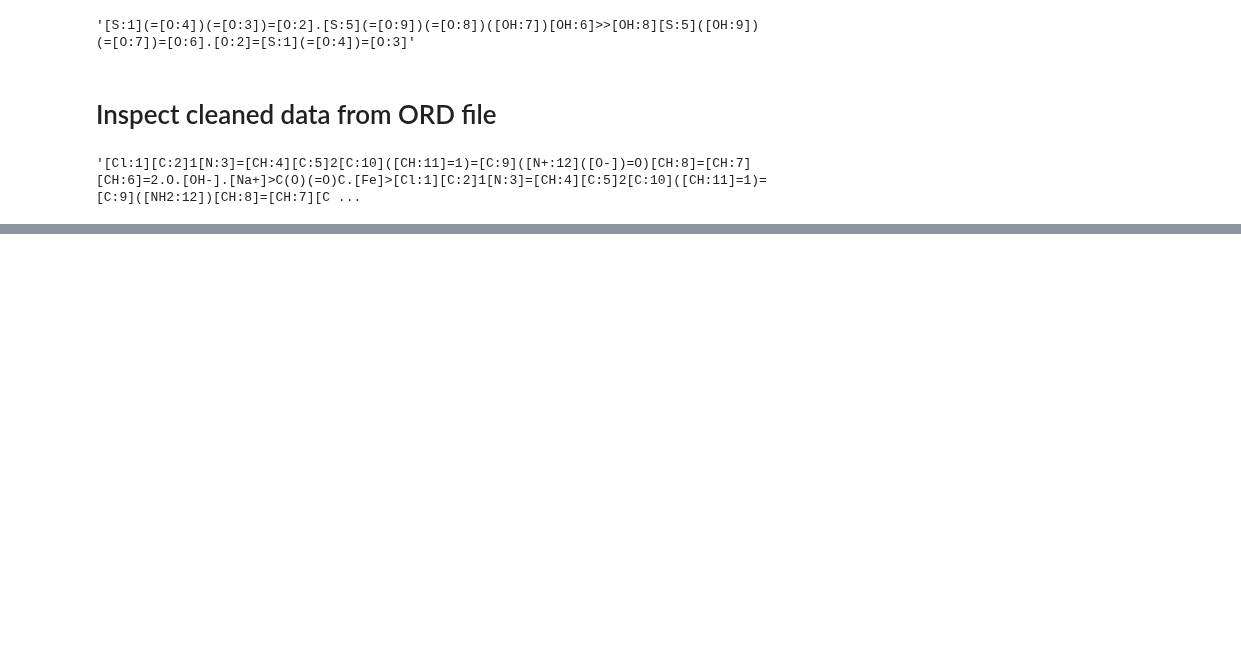
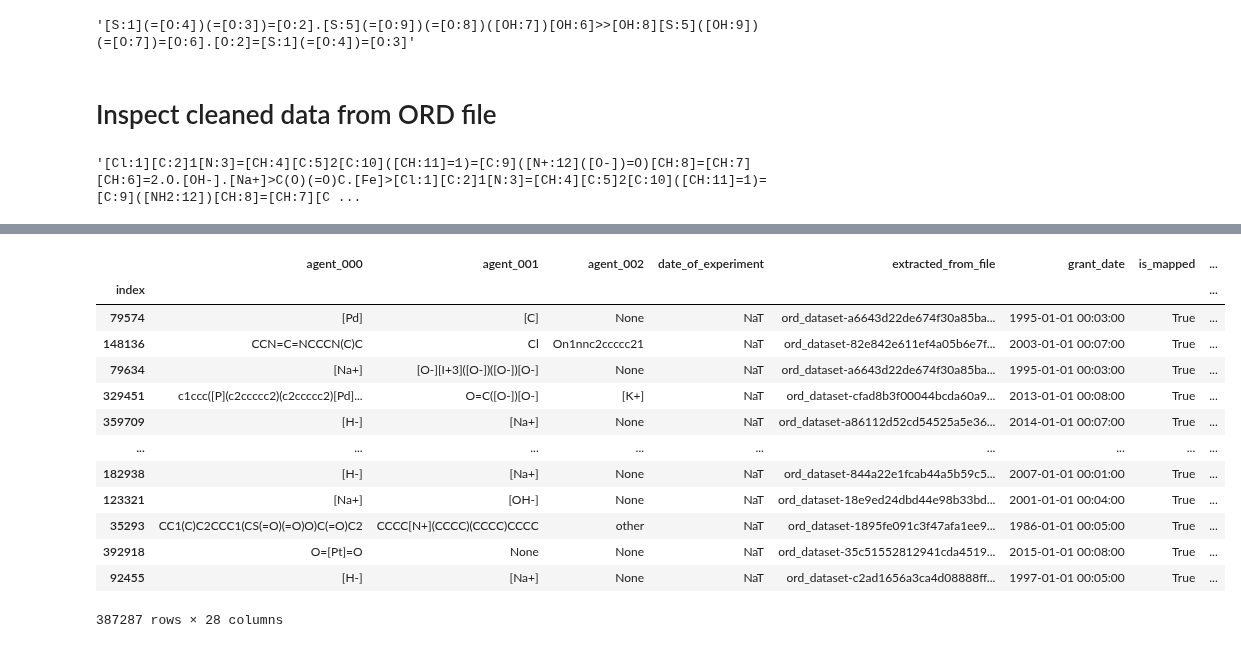
Before and after one commit to sustainable-processes/ORDerly, a Jupyter notebook: notebooks/inspect_orderly_data.ipynb, the cells around one changed output, grey strips where cells are left out. Saved outputs shown, nothing was run; the diff lists cells and outputs as text; code cells hidden in the pictures; blank space fills up the shorter version.

```diff
--- a/notebooks/inspect_orderly_data.ipynb
+++ b/notebooks/inspect_orderly_data.ipynb
@@ -65,0 +118,19 @@ df['rxn_str'][0]
+# %%
+train_2_df = pd.read_parquet("/Users/dsw46/Projects_local/orderly_reproduce/data/orderly/orderly_ord_train.parquet")
+# %%
+train_2_df
+# %% [output]
+|  | agent_000 | agent_001 | agent_002 | date_of_experiment | extracted_from_file | grant_date | is_mapped | ... |
+| index |  |  |  |  |  |  |  | ... |
+| 79574 | [Pd] | [C] | None | NaT | ord_dataset-a6643d22de674f30a85ba... | 1995-01-01 00:03:00 | True | ... |
+| 148136 | CCN=C=NCCCN(C)C | Cl | On1nnc2ccccc21 | NaT | ord_dataset-82e842e611ef4a05b6e7f... | 2003-01-01 00:07:00 | True | ... |
+| 79634 | [Na+] | [O-][I+3]([O-])([O-])[O-] | None | NaT | ord_dataset-a6643d22de674f30a85ba... | 1995-01-01 00:03:00 | True | ... |
+| 329451 | c1ccc([P](c2ccccc2)(c2ccccc2)[Pd]... | O=C([O-])[O-] | [K+] | NaT | ord_dataset-cfad8b3f00044bcda60a9... | 2013-01-01 00:08:00 | True | ... |
+| 359709 | [H-] | [Na+] | None | NaT | ord_dataset-a86112d52cd54525a5e36... | 2014-01-01 00:07:00 | True | ... |
+| ... | ... | ... | ... | ... | ... | ... | ... | ... |
+| 182938 | [H-] | [Na+] | None | NaT | ord_dataset-844a22e1fcab44a5b59c5... | 2007-01-01 00:01:00 | True | ... |
+| 123321 | [Na+] | [OH-] | None | NaT | ord_dataset-18e9ed24dbd44e98b33bd... | 2001-01-01 00:04:00 | True | ... |
+| 35293 | CC1(C)C2CCC1(CS(=O)(=O)O)C(=O)C2 | CCCC[N+](CCCC)(CCCC)CCCC | other | NaT | ord_dataset-1895fe091c3f47afa1ee9... | 1986-01-01 00:05:00 | True | ... |
+| 392918 | O=[Pt]=O | None | None | NaT | ord_dataset-35c51552812941cda4519... | 2015-01-01 00:08:00 | True | ... |
+| 92455 | [H-] | [Na+] | None | NaT | ord_dataset-c2ad1656a3ca4d08888ff... | 1997-01-01 00:05:00 | True | ... |
+387287 rows × 28 columns
```
Also changed, not shown: parts of 3 cells of this notebook, 5 other files.
